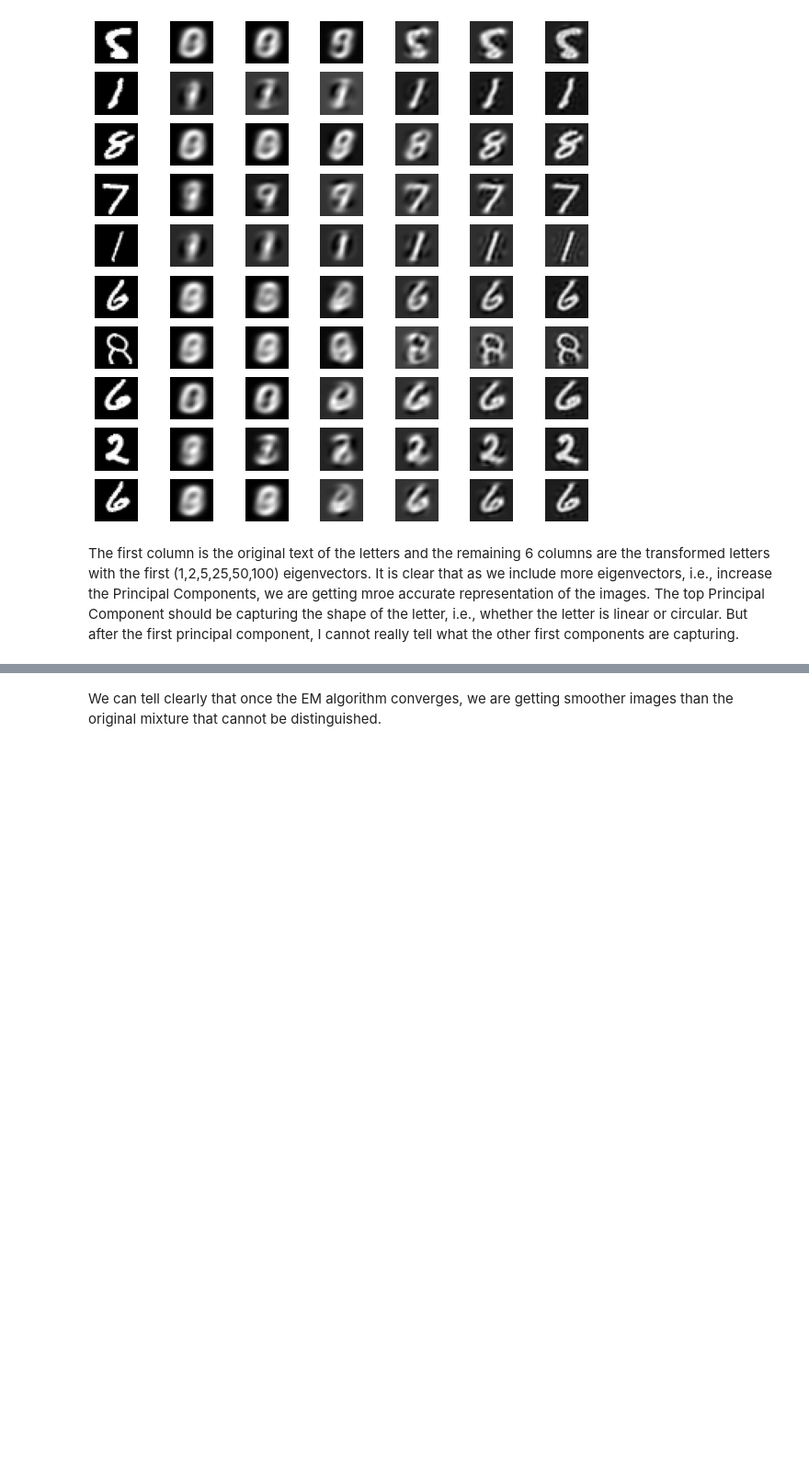
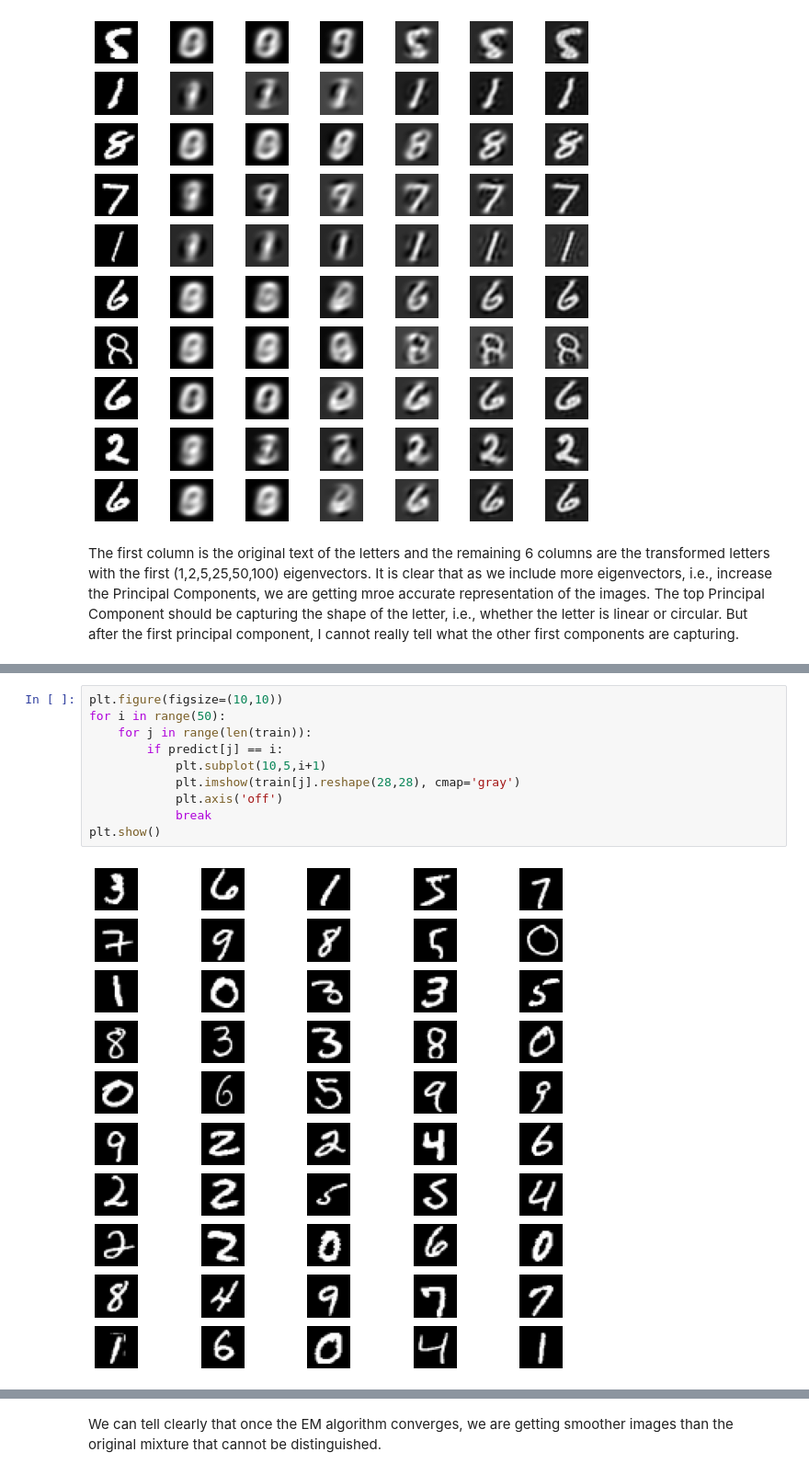
Before and after one commit to richardxd/MachineLearningAlgo, a Jupyter notebook: hw3/hw3code_richard_xu.ipynb, the cells around one changed output, grey strips where cells are left out. Shown at 92% size. Cells and saved outputs as stored; diff of their text form; blank space fills up the shorter version.

```diff
--- a/hw3/hw3code_richard_xu.ipynb
+++ b/hw3/hw3code_richard_xu.ipynb
@@ -122,0 +166,12 @@ plt.show()
+# %%
+plt.figure(figsize=(10,10))
+for i in range(50):
+    for j in range(len(train)):
+        if predict[j] == i:
+            plt.subplot(10,5,i+1)
+            plt.imshow(train[j].reshape(28,28), cmap='gray')
+            plt.axis('off')
+            break
+plt.show()
+# %% [output]
+[figure, added]
```
Also changed, not shown: parts of 7 cells of this notebook.
